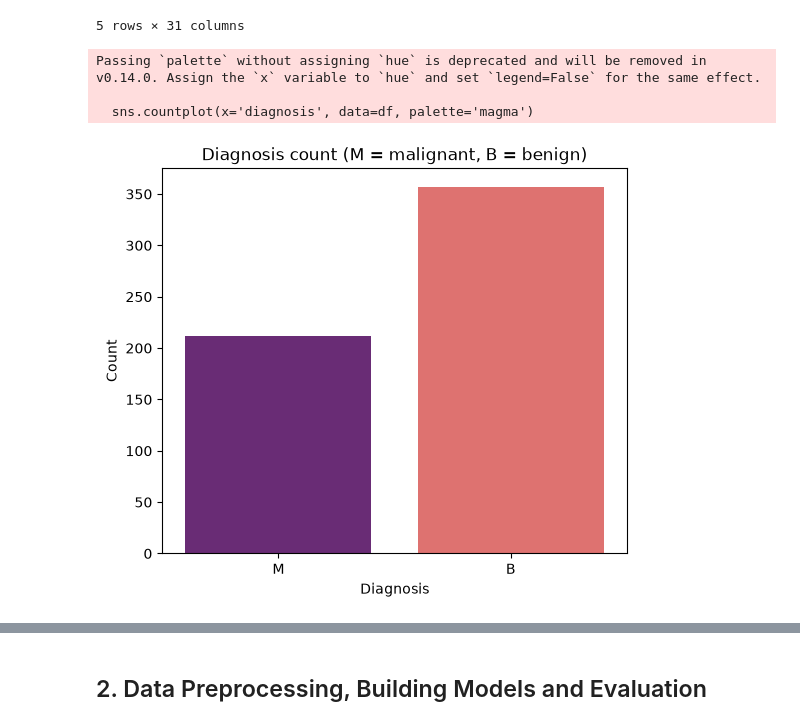
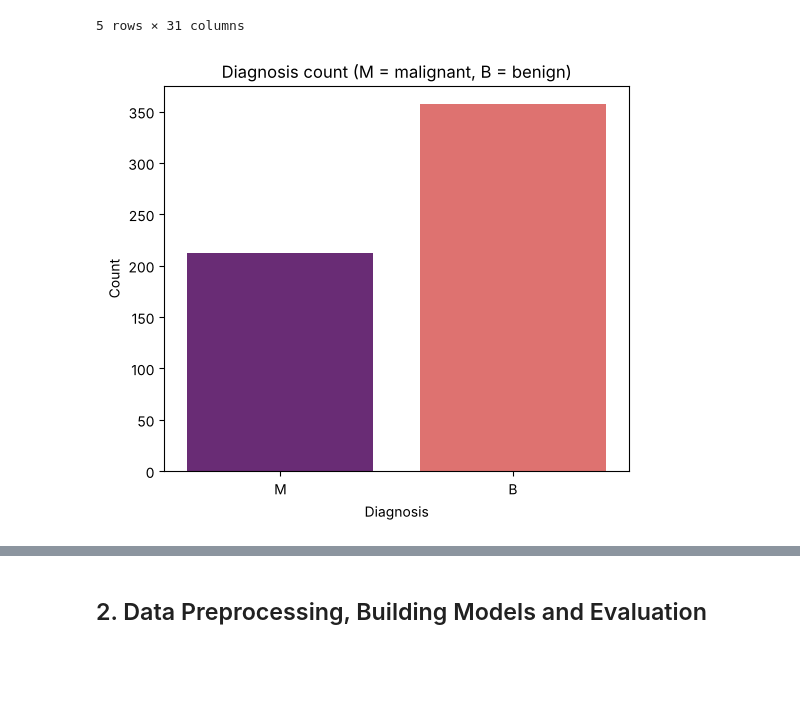
Before and after one commit to Raphzaf/DI-Bootcamp-Stage2, a Jupyter notebook: Week8/Day6/Daily_challenge/main.ipynb, the cells around one changed output, grey strips where cells are left out. Cells and saved outputs as stored; diff of their text form; code cells hidden in the pictures; blank space fills up the shorter version.

```diff
--- a/Week8/Day6/Daily_challenge/main.ipynb
+++ b/Week8/Day6/Daily_challenge/main.ipynb
@@ -23,7 +23,12 @@ from sklearn.metrics import accuracy_score
 RANDOM_STATE = 42
 # %%
 # Load the dataset
-df = pd.read_csv("data/breast_cancer_data.csv")
+import os
+
+# Local path in the repo; falls back to the GitHub copy when run in Colab
+LOCAL_PATH = "data/breast_cancer_data.csv"
+GITHUB_URL = "https://raw.githubusercontent.com/Raphzaf/DI-Bootcamp-Stage2/main/Week8/Day6/Daily_challenge/data/breast_cancer_data.csv"
+df = pd.read_csv(LOCAL_PATH if os.path.exists(LOCAL_PATH) else GITHUB_URL)
 
 print(df.shape)
 display(df.head())
@@ -65,13 +70,10 @@ display(df.head())
 # %%
 # Countplot of the diagnosis column
 plt.figure(figsize=(6, 5))
-sns.countplot(x='diagnosis', data=df, palette='magma')
+sns.countplot(x='diagnosis', data=df, hue='diagnosis', palette='magma', legend=False)
 plt.title('Diagnosis count (M = malignant, B = benign)')
 plt.xlabel('Diagnosis')
 plt.ylabel('Count')
 plt.show()
 # %% [output]
-Passing `palette` without assigning `hue` is deprecated and will be removed in v0.14.0. Assign the `x` variable to `hue` and set `legend=False` for the same effect.
-
-  sns.countplot(x='diagnosis', data=df, palette='magma')
-[figure, old version]
+[figure, new version]
```
Also changed, not shown: parts of 4 cells of this notebook.
